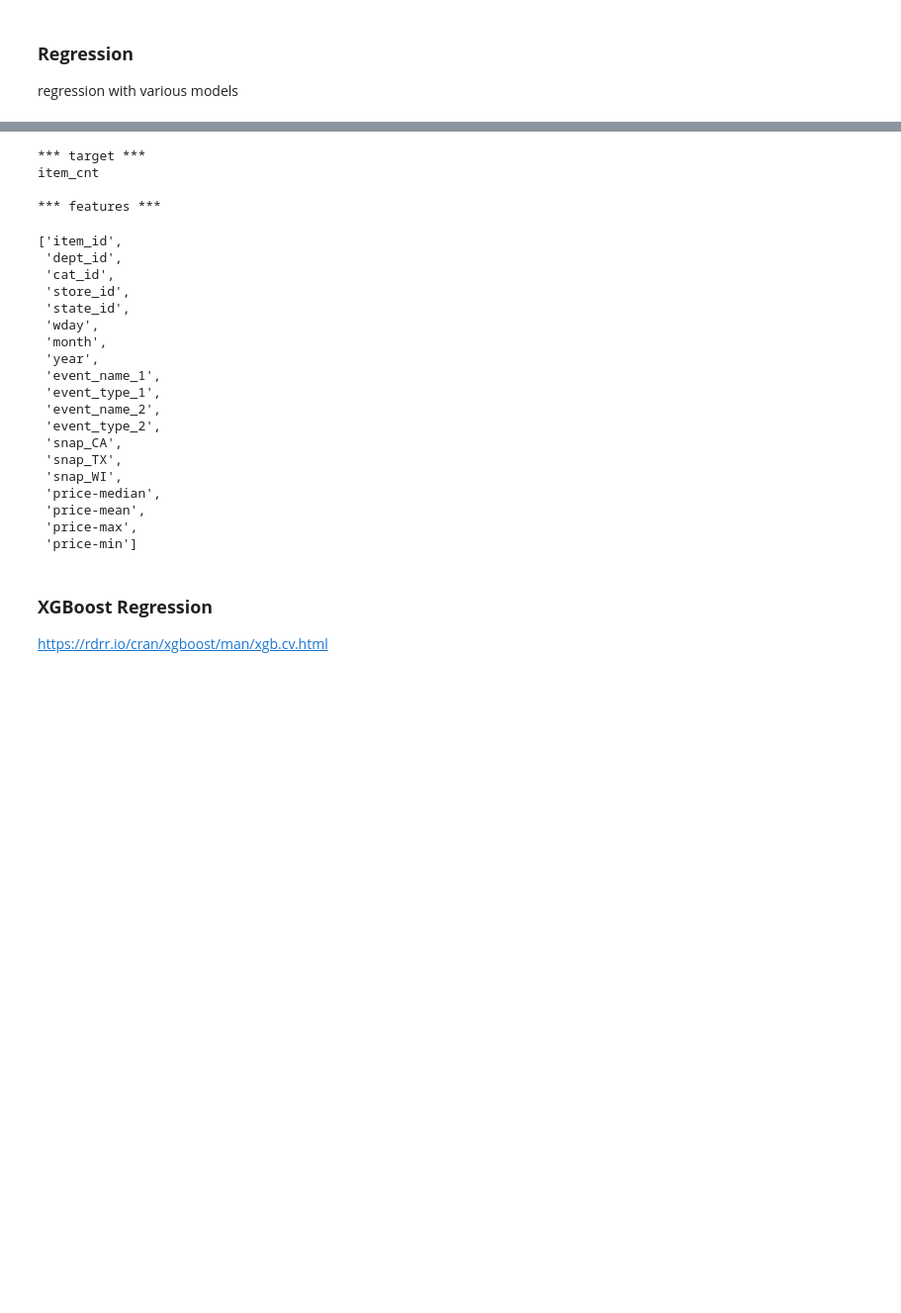
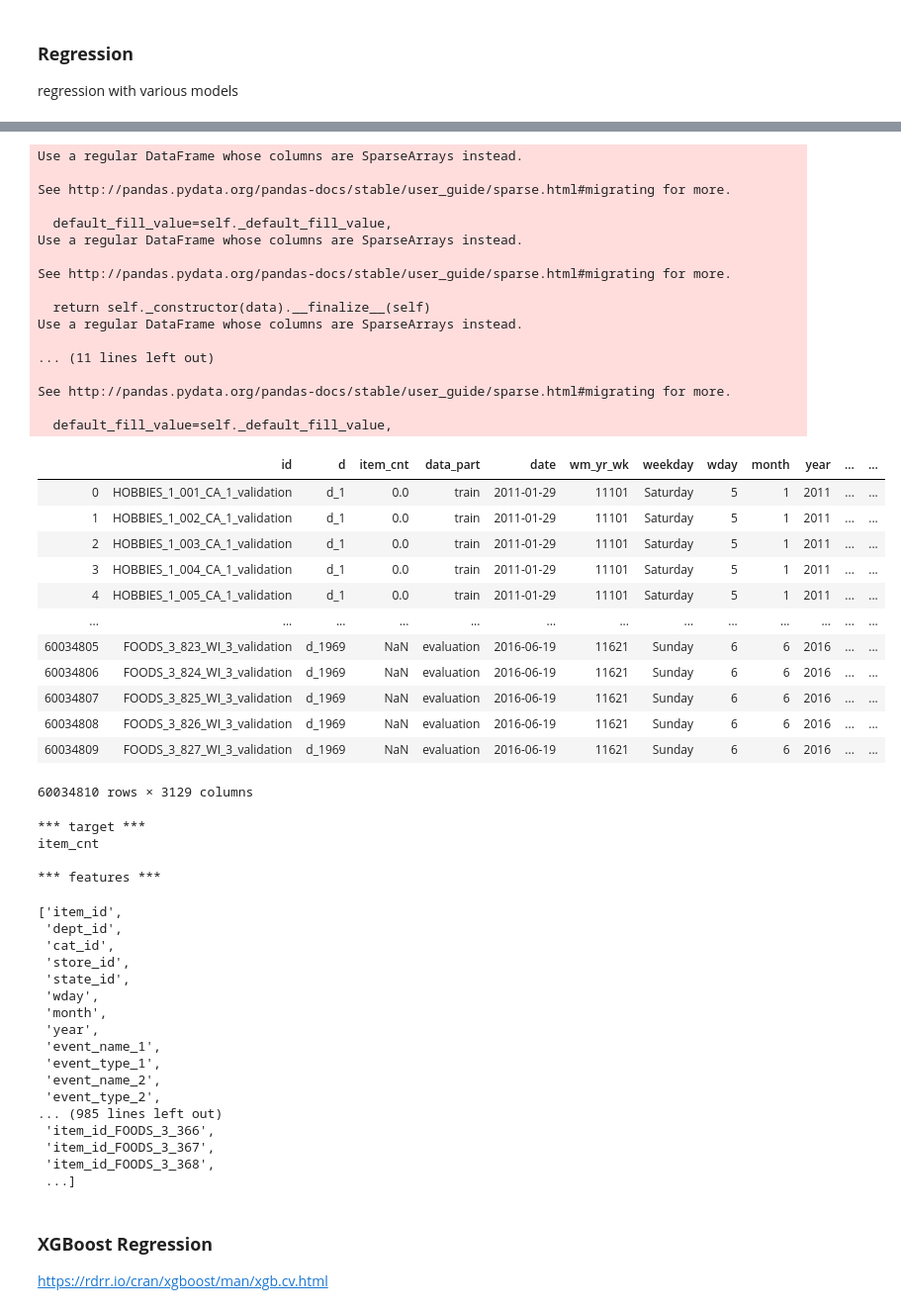
Before and after one commit to Tlab2019/M5_Forecasting-Uncertainty, a Jupyter notebook: TYonezu/03_XGBoost.ipynb, the cells around one changed output, grey strips where cells are left out. Shown at 99% size. Cells and saved outputs as stored; diff of their text form; code cells hidden in the pictures; blank space fills up the shorter version.

```diff
--- a/TYonezu/03_XGBoost.ipynb
+++ b/TYonezu/03_XGBoost.ipynb
@@ -26,3 +27,36 @@ FileNotFoundError: [Errno 2] No such file or directory: 'data\\data_v2.pickle'
+# %%
+data.to_sparse()
+# %% [output]
+Use a regular DataFrame whose columns are SparseArrays instead.
+
+See http://pandas.pydata.org/pandas-docs/stable/user_guide/sparse.html#migrating for more.
+
+  default_fill_value=self._default_fill_value,
+Use a regular DataFrame whose columns are SparseArrays instead.
+
+See http://pandas.pydata.org/pandas-docs/stable/user_guide/sparse.html#migrating for more.
+
+  return self._constructor(data).__finalize__(self)
+Use a regular DataFrame whose columns are SparseArrays instead.
+
+... (11 lines left out)
+
+See http://pandas.pydata.org/pandas-docs/stable/user_guide/sparse.html#migrating for more.
+
+  default_fill_value=self._default_fill_value,
+|  | id | d | item_cnt | data_part | date | wm_yr_wk | weekday | wday | month | year | ... | ... |
+| 0 | HOBBIES_1_001_CA_1_validation | d_1 | 0.0 | train | 2011-01-29 | 11101 | Saturday | 5 | 1 | 2011 | ... | ... |
+| 1 | HOBBIES_1_002_CA_1_validation | d_1 | 0.0 | train | 2011-01-29 | 11101 | Saturday | 5 | 1 | 2011 | ... | ... |
+| 2 | HOBBIES_1_003_CA_1_validation | d_1 | 0.0 | train | 2011-01-29 | 11101 | Saturday | 5 | 1 | 2011 | ... | ... |
+| 3 | HOBBIES_1_004_CA_1_validation | d_1 | 0.0 | train | 2011-01-29 | 11101 | Saturday | 5 | 1 | 2011 | ... | ... |
+| 4 | HOBBIES_1_005_CA_1_validation | d_1 | 0.0 | train | 2011-01-29 | 11101 | Saturday | 5 | 1 | 2011 | ... | ... |
+| ... | ... | ... | ... | ... | ... | ... | ... | ... | ... | ... | ... | ... |
+| 60034805 | FOODS_3_823_WI_3_validation | d_1969 | NaN | evaluation | 2016-06-19 | 11621 | Sunday | 6 | 6 | 2016 | ... | ... |
+| 60034806 | FOODS_3_824_WI_3_validation | d_1969 | NaN | evaluation | 2016-06-19 | 11621 | Sunday | 6 | 6 | 2016 | ... | ... |
+| 60034807 | FOODS_3_825_WI_3_validation | d_1969 | NaN | evaluation | 2016-06-19 | 11621 | Sunday | 6 | 6 | 2016 | ... | ... |
+| 60034808 | FOODS_3_826_WI_3_validation | d_1969 | NaN | evaluation | 2016-06-19 | 11621 | Sunday | 6 | 6 | 2016 | ... | ... |
+| 60034809 | FOODS_3_827_WI_3_validation | d_1969 | NaN | evaluation | 2016-06-19 | 11621 | Sunday | 6 | 6 | 2016 | ... | ... |
+60034810 rows × 3129 columns
 # %%
 target = "item_cnt"
 print("*** target ***")
@@ -30,6 +64,10 @@ print(target,"\n")
 
 feature_ver = "features_v1"
 features = feature_config[feature_ver]
+
+for onehot_col in ['item_id', 'dept_id', 'cat_id', 'store_id', 'state_id','event_name_1', 'event_type_1', 'event_name_2', 'event_type_2']:
+    features = features+[c for c in data.columns if onehot_col+"_" in c]
+
 print("*** features ***")
 display(features)
 # %% [output]
@@ -49,13 +87,11 @@ item_cnt
  'event_type_1',
  'event_name_2',
  'event_type_2',
- 'snap_CA',
- 'snap_TX',
- 'snap_WI',
- 'price-median',
- 'price-mean',
- 'price-max',
- 'price-min']
+... (985 lines left out)
+ 'item_id_FOODS_3_366',
+ 'item_id_FOODS_3_367',
+ 'item_id_FOODS_3_368',
+ ...]
 # %% [markdown]
 ### **XGBoost Regression**
 https://rdrr.io/cran/xgboost/man/xgb.cv.html
```
Also changed, not shown: parts of 6 cells of this notebook, 6 other files.
